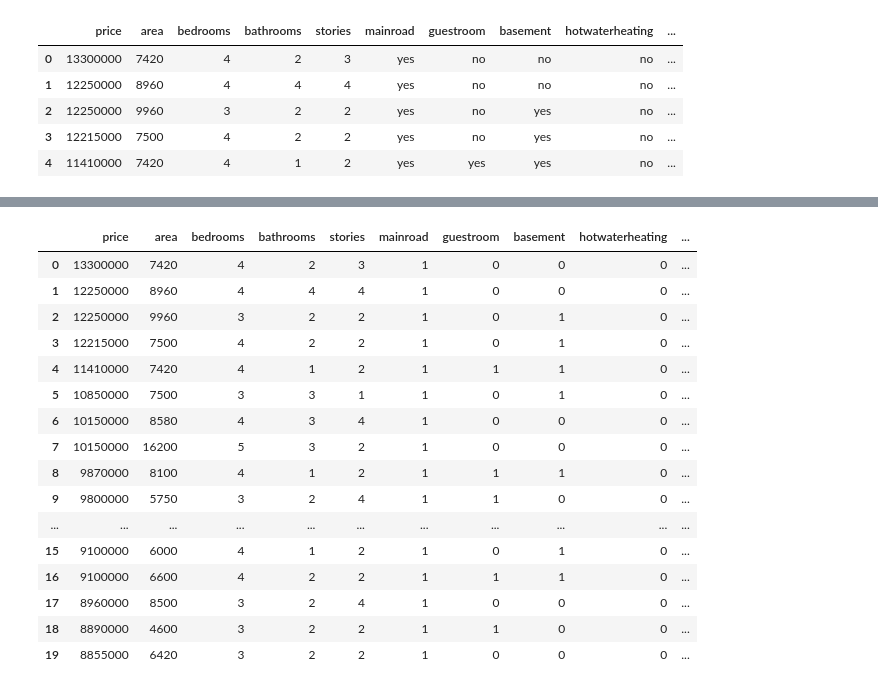
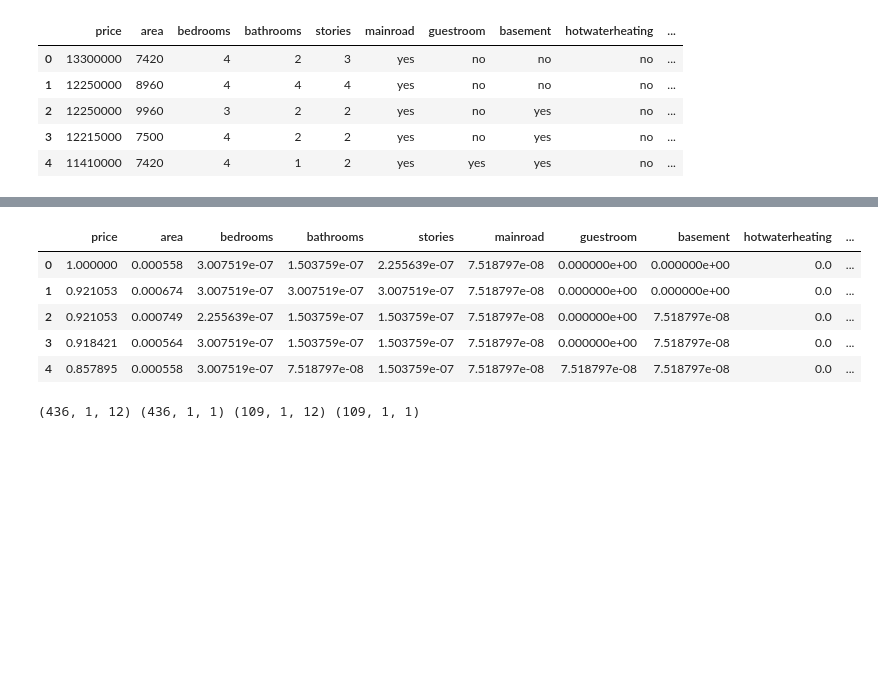
Before and after one commit to davinjason09/Neural-Network-Back-Propagation, a Jupyter notebook: BackPropagation.ipynb, the cells around one changed output, grey strips where cells are left out. Cells and saved outputs as stored; diff of their text form; code cells hidden in the pictures; blank space fills up the shorter version.

```diff
--- a/BackPropagation.ipynb
+++ b/BackPropagation.ipynb
@@ -350,31 +274,29 @@ parking              int64
 prefarea            object
 furnishingstatus    object
 dtype: object
+# %%
+# normalized the dataset
+def min_max_scaler(X):
+  mn = np.min(X)
+  mx = np.max(X)
+  return (X - mn) / (mx - mn), mn, mx
+
+def min_max_inverse(X, mn, mx):
+  return X * (mx - mn) + mn
+
+def replaceCategorial(df: pd.DataFrame, columns: List[str], mapping: dict) -> None:
+  for column in columns:
+    df[column] = df[column].map(mapping)
 # %%
-def replaceCategorial(df, columns, mapping):
+replaceCategorial(df, ['mainroad','guestroom','basement','hotwaterheating','airconditioning','prefarea'], { 'yes': 1, 'no': 0 })
+replaceCategorial(df, ['furnishingstatus'], {'furnished': 2, 'semi-furnished': 1, 'unfurnished': 0})
 
-  for column in columns:
-    df[column] = df[column].map(mapping)
-
-replaceCategorial(df, ['mainroad','guestroom','basement','hotwaterheating','airconditioning','prefarea'], { 'yes': 1, 'no': 0 })
-replaceCategorial(df, ['furnishingstatus'], {'furnished': 0, 'semi-furnished': 1, 'unfurnished': 2})
-
+df, _, _ = min_max_scaler(df)
 df.head(5)
 # %% [output]
 |  | price | area | bedrooms | bathrooms | stories | mainroad | guestroom | basement | hotwaterheating | ... |
-| 0 | 13300000 | 7420 | 4 | 2 | 3 | 1 | 0 | 0 | 0 | ... |
-| 1 | 12250000 | 8960 | 4 | 4 | 4 | 1 | 0 | 0 | 0 | ... |
-| 2 | 12250000 | 9960 | 3 | 2 | 2 | 1 | 0 | 1 | 0 | ... |
-| 3 | 12215000 | 7500 | 4 | 2 | 2 | 1 | 0 | 1 | 0 | ... |
-| 4 | 11410000 | 7420 | 4 | 1 | 2 | 1 | 1 | 1 | 0 | ... |
-| 5 | 10850000 | 7500 | 3 | 3 | 1 | 1 | 0 | 1 | 0 | ... |
-| 6 | 10150000 | 8580 | 4 | 3 | 4 | 1 | 0 | 0 | 0 | ... |
-| 7 | 10150000 | 16200 | 5 | 3 | 2 | 1 | 0 | 0 | 0 | ... |
-| 8 | 9870000 | 8100 | 4 | 1 | 2 | 1 | 1 | 1 | 0 | ... |
-| 9 | 9800000 | 5750 | 3 | 2 | 4 | 1 | 1 | 0 | 0 | ... |
-| ... | ... | ... | ... | ... | ... | ... | ... | ... | ... | ... |
-| 15 | 9100000 | 6000 | 4 | 1 | 2 | 1 | 0 | 1 | 0 | ... |
-| 16 | 9100000 | 6600 | 4 | 2 | 2 | 1 | 1 | 1 | 0 | ... |
-| 17 | 8960000 | 8500 | 3 | 2 | 4 | 1 | 0 | 0 | 0 | ... |
-| 18 | 8890000 | 4600 | 3 | 2 | 2 | 1 | 1 | 0 | 0 | ... |
-| 19 | 8855000 | 6420 | 3 | 2 | 2 | 1 | 0 | 0 | 0 | ... |
+| 0 | 1.000000 | 0.000558 | 3.007519e-07 | 1.503759e-07 | 2.255639e-07 | 7.518797e-08 | 0.000000e+00 | 0.000000e+00 | 0.0 | ... |
+| 1 | 0.921053 | 0.000674 | 3.007519e-07 | 3.007519e-07 | 3.007519e-07 | 7.518797e-08 | 0.000000e+00 | 0.000000e+00 | 0.0 | ... |
+| 2 | 0.921053 | 0.000749 | 2.255639e-07 | 1.503759e-07 | 1.503759e-07 | 7.518797e-08 | 0.000000e+00 | 7.518797e-08 | 0.0 | ... |
+| 3 | 0.918421 | 0.000564 | 3.007519e-07 | 1.503759e-07 | 1.503759e-07 | 7.518797e-08 | 0.000000e+00 | 7.518797e-08 | 0.0 | ... |
+| 4 | 0.857895 | 0.000558 | 3.007519e-07 | 7.518797e-08 | 1.503759e-07 | 7.518797e-08 | 7.518797e-08 | 7.518797e-08 | 0.0 | ... |
@@ -397,3 +314,15 @@ X_test, y_test = test[:, 1:], test[:, 0]
+# %%
+feature_columns = ['area', 'bedrooms', 'bathrooms',	'stories', 'mainroad', 'guestroom',	'basement', 'hotwaterheating', 'airconditioning', 'parking', 'prefarea', 'furnishingstatus']
+label_columns = ['price']
+
+X = np.array([[e] for e in df[feature_columns].values])
+y = np.array([[e] for e in df[label_columns].values])
+
+X_train, X_test, y_train, y_test = train_test_split(X, y, test_size=0.2, seed=13852946)
+
+print(X_train.shape, y_train.shape, X_test.shape, y_test.shape)
+# %% [output]
+(436, 1, 12) (436, 1, 1) (109, 1, 12) (109, 1, 1)
 # %%
 errors = []
 
```
Also changed, not shown: parts of 25 cells of this notebook.
